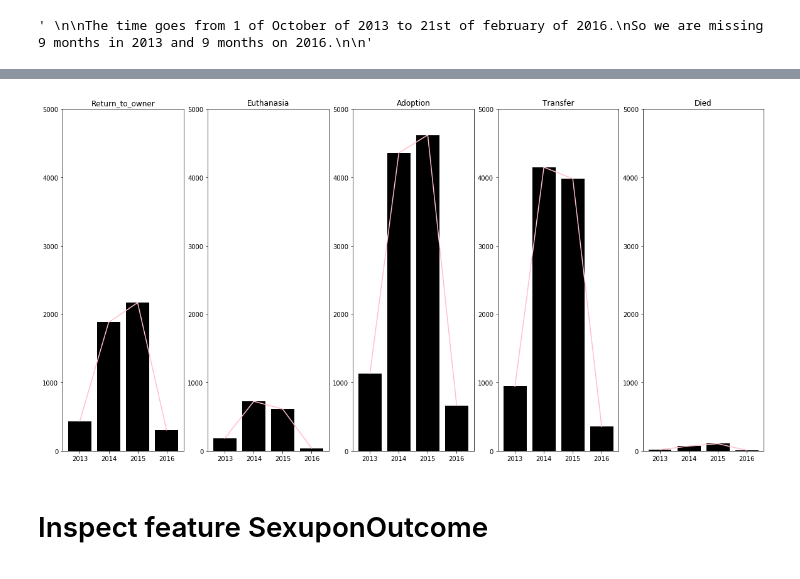
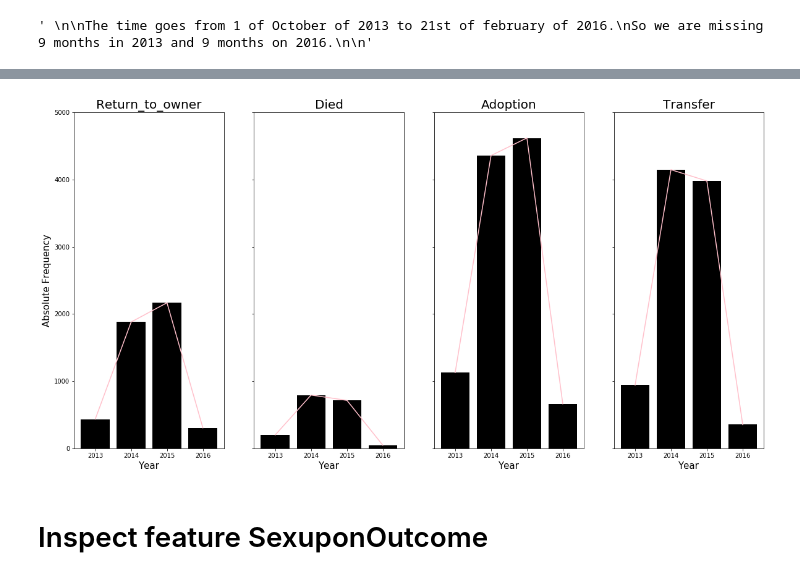
Before and after one commit to ta-data-lis/final-project, a Jupyter notebook: your-project/EDA.ipynb, the cells around one changed output, grey strips where cells are left out. Drawn from its saved outputs; the diff is of its cells as text; code cells hidden in the pictures.

```diff
--- a/your-project/EDA.ipynb
+++ b/your-project/EDA.ipynb
@@ -80,6 +80,9 @@ Return_to_owner     4786
 Euthanasia          1555
 Died                 197
 Name: OutcomeType, dtype: int64
+# %%
+# Put together the animals who die with the ones were Euthanasia -- as DIED
+dt['OutcomeType'].replace('Euthanasia','Died', inplace = True)
 # %%
 ## Ploting Outcome
 
@@ -451,7 +460,7 @@ dt['year'] = dt['DateTime'].dt.year
 # %%
 ## Group table by year
 
-adopt = dt.loc[dt['OutcomeType']== 'Adoption']
+adopt = dt.loc[dt['OutcomeType']== 'Return_to_owner']
 
 adopt = adopt[['DateTime','OutcomeType']]
 
@@ -477,28 +515,40 @@ plt.show()
 # %%
 ## do Plotting for outcome at once
 
 
-fig, axs = plt.subplots(1, 5, figsize=(20, 10))
+fig, axs = plt.subplots(1, 4, figsize=(20, 10))
 
-#custom_xlim = (0, 100)
-custom_ylim = (0, 5000)
+#custom_xlim = (0, 100) ## for subplots
+custom_ylim = (0, 5000) ## for subplots
 
 
 # set the same scale for all the plots
 
 plt.setp(axs, ylim=custom_ylim)
 
 
 for i, out in enumerate(dt['OutcomeType'].unique()):
     outcome = dt[['DateTime','OutcomeType']]
     outcome = outcome.loc[outcome['OutcomeType']== out]
     piv = outcome.pivot_table(values = ['OutcomeType'], index = outcome['DateTime'].dt.year , aggfunc = ({'OutcomeType':'count'}))
 
     axs[i].bar(piv.index, piv['OutcomeType'], color = 'black')
     axs[i].plot(piv.index, piv['OutcomeType'], color = 'pink')
-    axs[i].title.set_text(out)
+    axs[i].set_title(out,fontsize= 20)
+    axs[i].set_ylabel('Absolute Frequency', fontsize = 15.0)
+    axs[i].set_xlabel('Year', fontsize = 15.0)
+
+
+#for ax in axs.flat:
+ #   ax.set(xlabel='Year', ylabel='Absolute Frequency')
+
+# Hide x labels and tick labels for top plots and y ticks for right plots.
+
+
+for ax in axs.flat:
+    ax.label_outer()
 # %% [output]
-[figure, old version]
+[figure, new version]
 # %%
 dt.drop(columns = 'DateTime', inplace = True)
 # %% [markdown]
```
Also changed, not shown: parts of 22 cells of this notebook, 17 other files.
